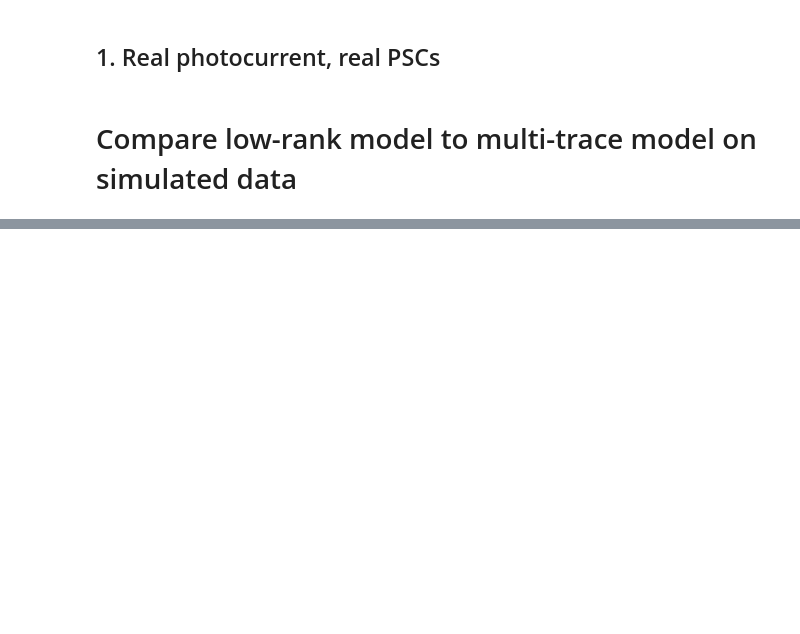
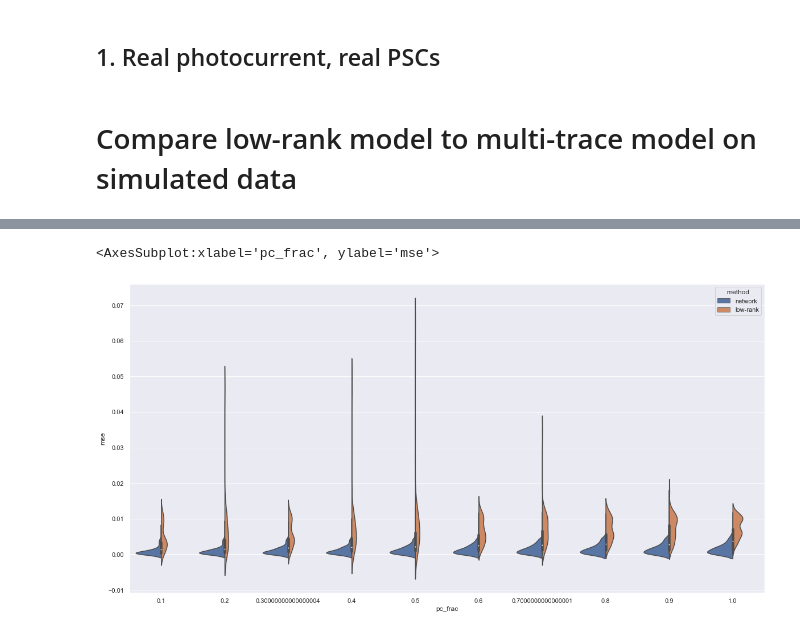
Before and after one commit to bantin/PhoRC, a Jupyter notebook: opsin_subtraction_experiments/synthetic-validation.ipynb, the cells around one changed output, grey strips where cells are left out. Drawn from its saved outputs; the diff is of its cells as text; code cells hidden in the pictures; blank space fills up the shorter version.

```diff
--- a/opsin_subtraction_experiments/synthetic-validation.ipynb
+++ b/opsin_subtraction_experiments/synthetic-validation.ipynb
@@ -110,0 +115,10 @@ array([0.  , 0.05, 0.1 , 0.15, 0.2 , 0.25, 0.3 , 0.35, 0.4 , 0.45])
+# %%
+df2 = df.astype({'noise_level': 'float', 'pc_frac': float, 'method': str, 'run': int, 'mse': float})
+# sns.scatterplot(data=df2, x='noise_level', y='mse', hue='method', s=100)
+
+sns.set_context("notebook")
+# sns.set(rc={"figure.figsize":(20, 10)})
+sns.violinplot(data=df2, x='pc_frac', y='mse', hue='method', s=100, split=True)
+# %% [output]
+<AxesSubplot:xlabel='pc_frac', ylabel='mse'>
+[figure, added]
```
Also changed, not shown: parts of 8 cells of this notebook, 2 other files.
